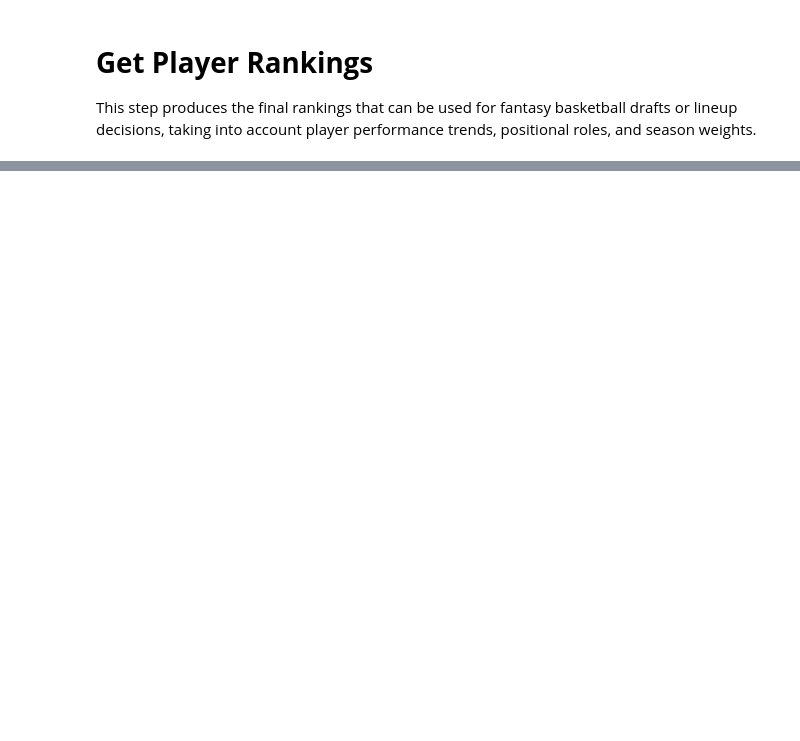
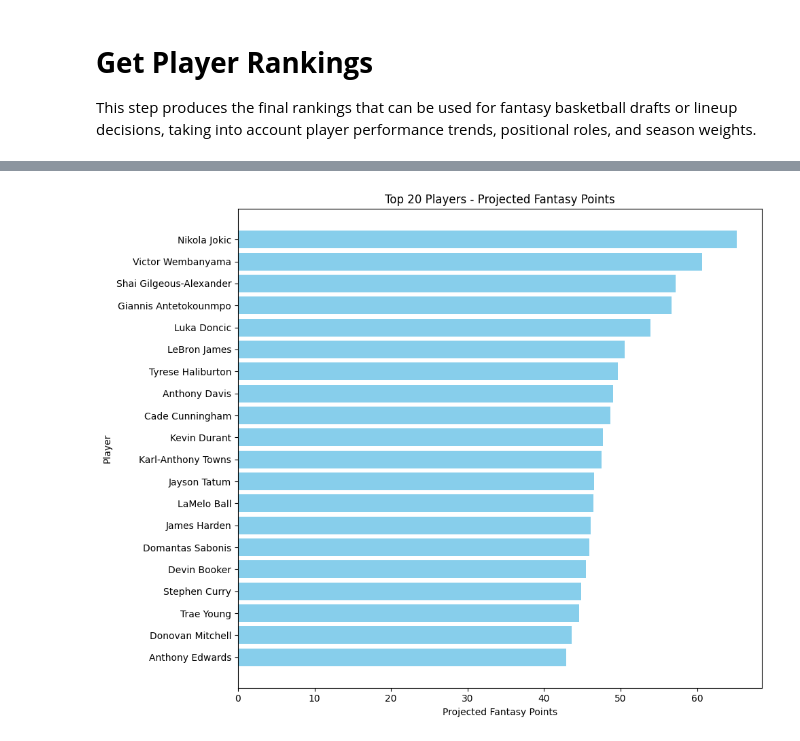
Before and after one commit to erlch/Fantasy-Basketball-GBDT, a Jupyter notebook: fantasy_basketball_gradient_boosting_decision_trees.ipynb, the cells around one changed output, grey strips where cells are left out. Cells and saved outputs as stored; diff of their text form; code cells hidden in the pictures; blank space fills up the shorter version.

```diff
--- a/fantasy_basketball_gradient_boosting_decision_trees.ipynb
+++ b/fantasy_basketball_gradient_boosting_decision_trees.ipynb
@@ -263,0 +303,25 @@ See the caveats in the documentation: https://pandas.pydata.org/pandas-docs/stab
+# %%
+# Compute average fantasy points for player over season
+season_avg = (
+    df.groupby(["personId", "playerName", "seasonYear"])["fantasyPoints"]
+    .mean()
+    .reset_index()
+    .rename(columns={"fantasyPoints": "fantasyPointsCurrSeason"})
+)
+
+# Sort to prepare for shift
+season_avg = season_avg.sort_values(["personId", "seasonYear"])
+
+# Get prior season’s fantasy points and change in points
+season_avg["fantasyPointsPrevSeason"] = season_avg.groupby("personId")["fantasyPointsCurrSeason"].shift(1)
+season_avg["fantasyPointsChange"] = season_avg["fantasyPointsCurrSeason"] - season_avg["fantasyPointsPrevSeason"]
+
+# Merge back into main df
+df = df.merge(
+    season_avg,
+    on=["personId", "playerName", "seasonYear"],
+    how="left"
+)
+
+print(df[["playerName", "seasonYear", "fantasyPointsPrevSeason", "fantasyPointsCurrSeason", "fantasyPointsChange"]].head())
+print("Dataset shape:", df.shape)
@@ -333,10 +447,11 @@ RMSE: 0.6382481395456827
 
 This step produces the final rankings that can be used for fantasy basketball drafts or lineup decisions, taking into account player performance trends, positional roles, and season weights.
 # %%
-df["predictedFantasyPoints"] = model.predict(df[numeric_cols])
+df["predictedFantasyPoints"] = model.predict(df[features])
 player_ranks = df.groupby(["playerName"]).agg(
     predictedFantasyPoints=("predictedFantasyPoints", "mean"),
     fantasyPoints=("fantasyPoints", "mean"),
+    playerteamName=("playerteamName", "last"),
     position=("position", "last")
 ).reset_index()
 
@@ -386,0 +502,18 @@ Top Players:
+# %%
+# Sort players by predicted fantasy points
+players_sorted = player_ranks.sort_values(by='predictedFantasyPoints', ascending=True)
+
+# Select top N players for bar chart
+top_n = 20
+players_top = players_sorted.tail(top_n)
+
+# Plot horizontal bar chart
+plt.figure(figsize=(10, 8))
+plt.barh(players_top['playerName'], players_top['predictedFantasyPoints'], color='skyblue')
+plt.xlabel('Projected Fantasy Points')
+plt.ylabel('Player')
+plt.title(f'Top {top_n} Players - Projected Fantasy Points')
+plt.tight_layout()
+plt.show()
+# %% [output]
+[figure, added]
```
Also changed, not shown: parts of 9 cells of this notebook, 1 other file.
